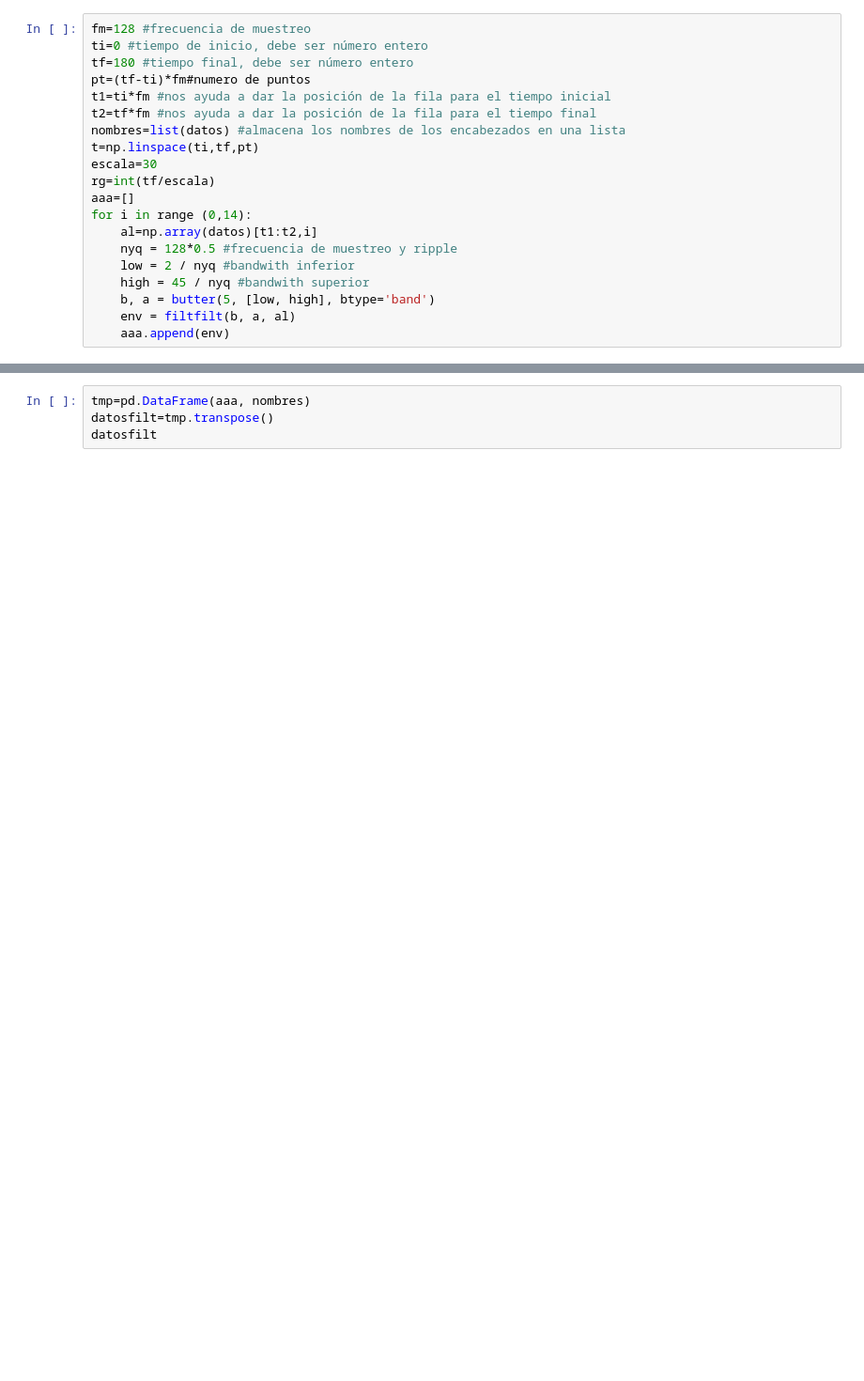
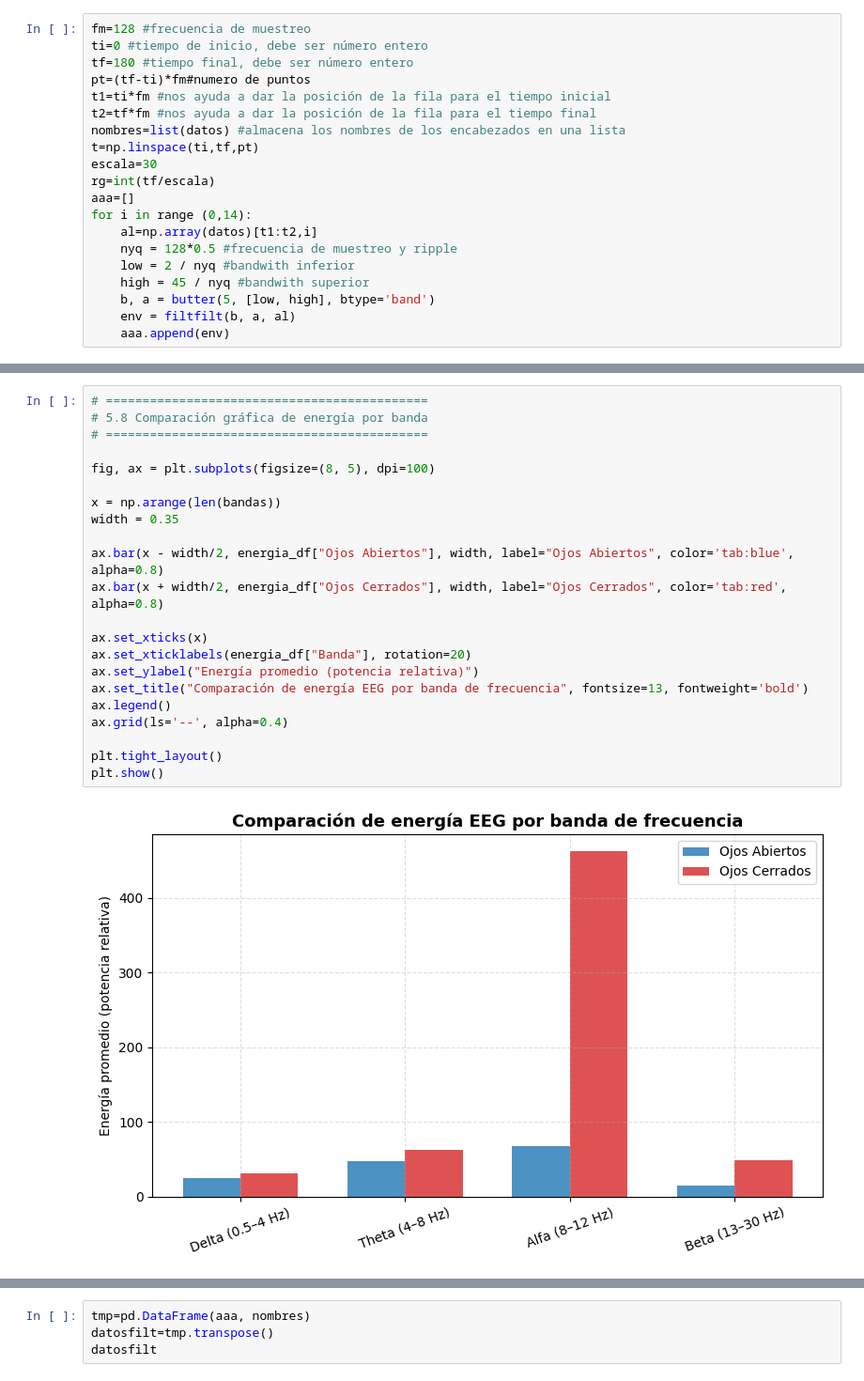
Before and after one commit to vpdiana/DianaTesis, a Jupyter notebook: Notebooks/PPN organizado/N5w.ipynb, the cells around one changed output, grey strips where cells are left out. Shown at 94% size. Saved outputs shown, nothing was run; the diff lists cells and outputs as text; blank space fills up the shorter version.

```diff
--- a/Notebooks/PPN organizado/N5w.ipynb
+++ b/Notebooks/PPN organizado/N5w.ipynb
@@ -84,0 +291,24 @@ for i in range (0,14):
+# %%
+# ============================================
+# 5.8 Comparación gráfica de energía por banda
+# ============================================
+
+fig, ax = plt.subplots(figsize=(8, 5), dpi=100)
+
+x = np.arange(len(bandas))
+width = 0.35
+
+ax.bar(x - width/2, energia_df["Ojos Abiertos"], width, label="Ojos Abiertos", color='tab:blue', alpha=0.8)
+ax.bar(x + width/2, energia_df["Ojos Cerrados"], width, label="Ojos Cerrados", color='tab:red', alpha=0.8)
+
+ax.set_xticks(x)
+ax.set_xticklabels(energia_df["Banda"], rotation=20)
+ax.set_ylabel("Energía promedio (potencia relativa)")
+ax.set_title("Comparación de energía EEG por banda de frecuencia", fontsize=13, fontweight='bold')
+ax.legend()
+ax.grid(ls='--', alpha=0.4)
+
+plt.tight_layout()
+plt.show()
+# %% [output]
+[figure, added]
```
Also changed, not shown: parts of 11 cells of this notebook.
